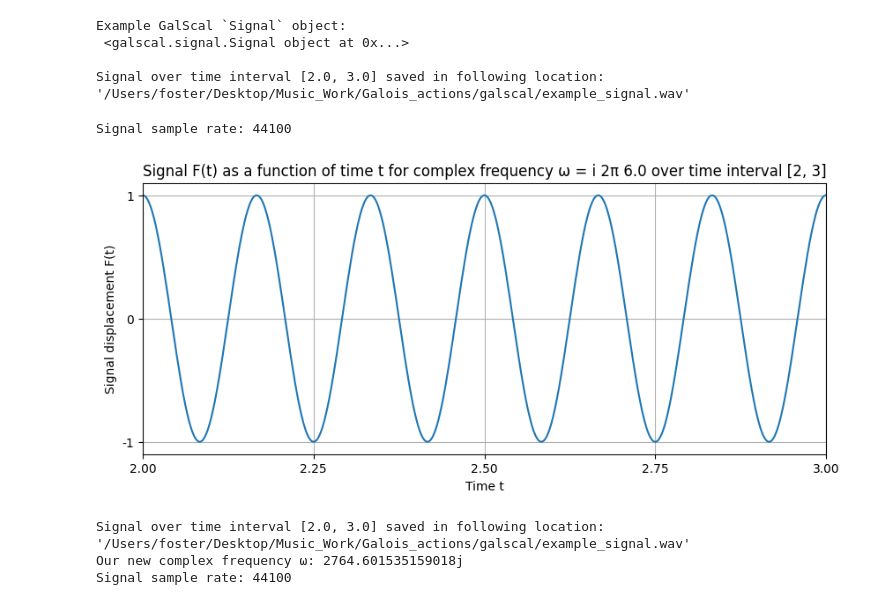
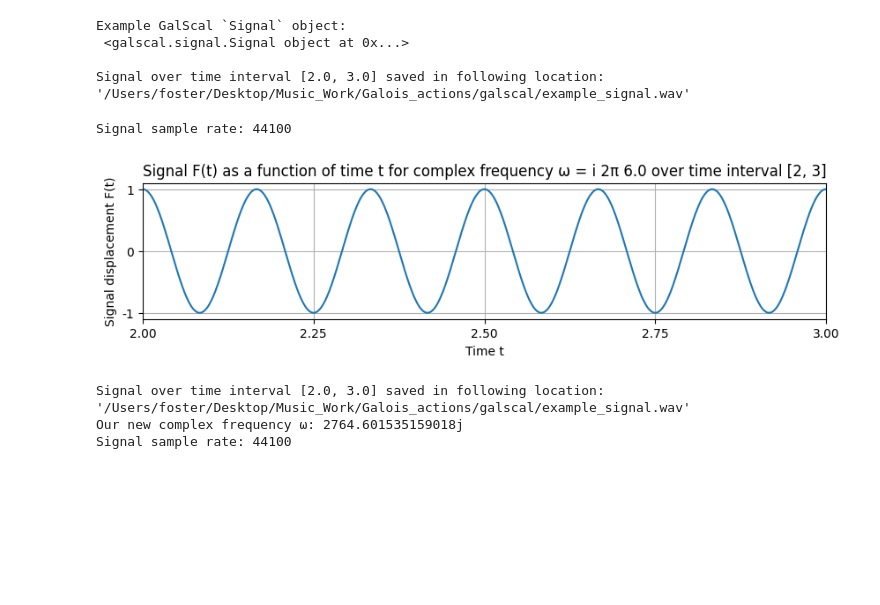
Before and after one commit to TYLERSFOSTER/GalScal, a Jupyter notebook: demo.ipynb, the cells around one changed output. Drawn from its saved outputs; the diff is of its cells as text; code cells hidden in the pictures; blank space fills up the shorter version.

```diff
--- a/demo.ipynb
+++ b/demo.ipynb
@@ -95,25 +95,25 @@ Signal over time interval [2.0, 3.0] saved in following location:
 # %%
 sample_rate, saved_wav = wavfile.read(SAVE_PATH)
 print("Signal sample rate:", sample_rate)
 
 normalized_wav = saved_wav / np.iinfo(np.int16).max
 sampled_time = np.linspace(TIME_INTERVAL[0], TIME_INTERVAL[1], num=saved_wav.shape[0])
 
-plt.figure(figsize=(10, 4))
+plt.figure(figsize=(10, 2))
 plt.plot(sampled_time, normalized_wav)
 plt.title('Signal F(t) as a function of time t for complex frequency \u03C9 = i 2\u03C0 ' + str(PITCH_IN_HZ) + ' over time interval [2, 3]')
 plt.xlabel('Time t')
 plt.ylabel('Signal displacement F(t)')
 plt.yticks(ticks=[-1, 0, 1], labels=['-1', '0', '1'])
 plt.xlim([TIME_INTERVAL[0], TIME_INTERVAL[1]])
 plt.xticks(np.linspace(TIME_INTERVAL[0], TIME_INTERVAL[1], 5))
 plt.grid(True)
 plt.show()
 
 os.remove(SAVE_PATH)
 # %% [output]
 Signal sample rate: 44100
-[figure, old version]
+[figure, new version]
 # %%
 SAVE_PATH = 'example_signal'
 NEW_PITCH_IN_HZ = 440.
```
Also changed, not shown: parts of 1 cell of this notebook.
